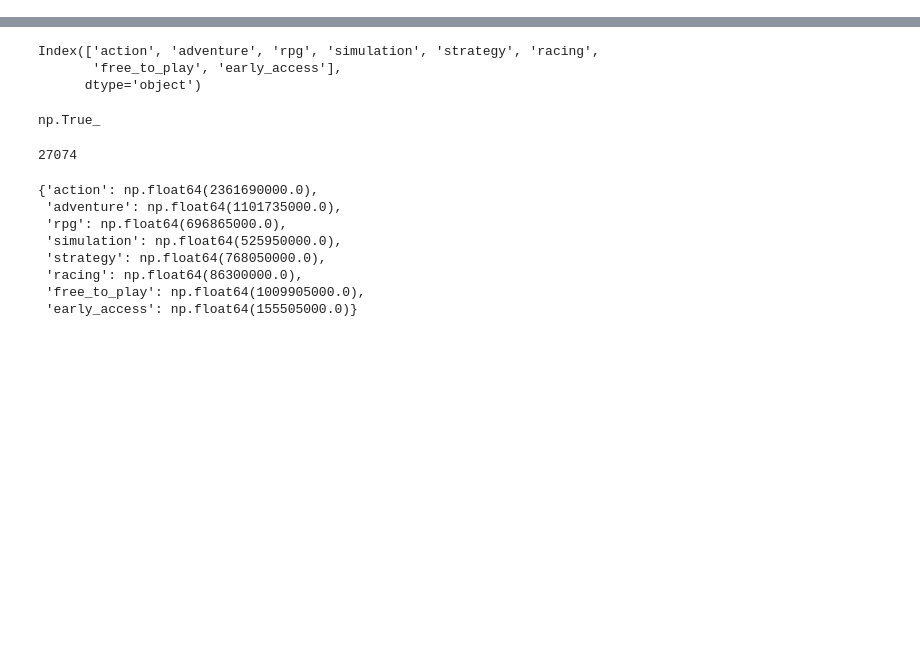
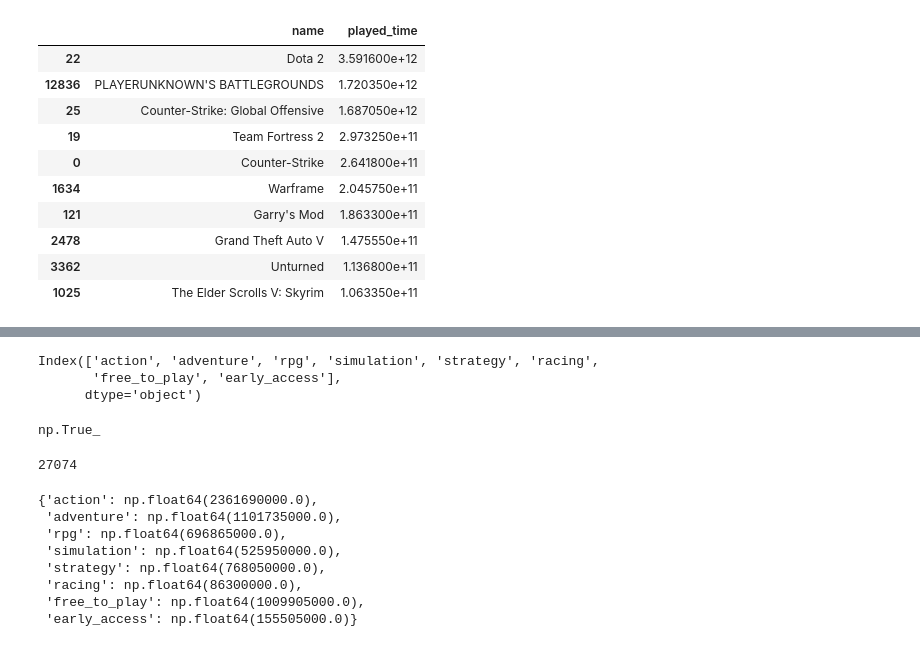
Before and after one commit to Dexinator/steam, a Jupyter notebook: steam.ipynb, the cells around one changed output, grey strips where cells are left out. Cells and saved outputs as stored; diff of their text form; code cells hidden in the pictures; blank space fills up the shorter version.

```diff
--- a/steam.ipynb
+++ b/steam.ipynb
@@ -153 +192,15 @@ top10_most_played
+# %%
+top10_most_played.sort_values(by="played_time", ascending=False).head(10)
+# %% [output]
+|  | name | played_time |
+| 22 | Dota 2 | 3.591600e+12 |
+| 12836 | PLAYERUNKNOWN'S BATTLEGROUNDS | 1.720350e+12 |
+| 25 | Counter-Strike: Global Offensive | 1.687050e+12 |
+| 19 | Team Fortress 2 | 2.973250e+11 |
+| 0 | Counter-Strike | 2.641800e+11 |
+| 1634 | Warframe | 2.045750e+11 |
+| 121 | Garry's Mod | 1.863300e+11 |
+| 2478 | Grand Theft Auto V | 1.475550e+11 |
+| 3362 | Unturned | 1.136800e+11 |
+| 1025 | The Elder Scrolls V: Skyrim | 1.063350e+11 |
 # %%
```
Also changed, not shown: parts of 58 cells of this notebook.
